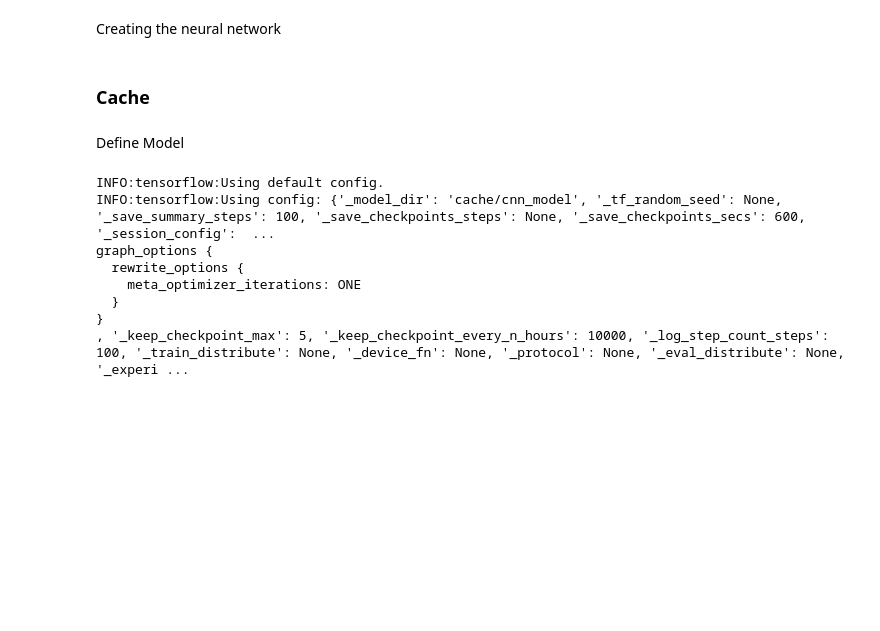
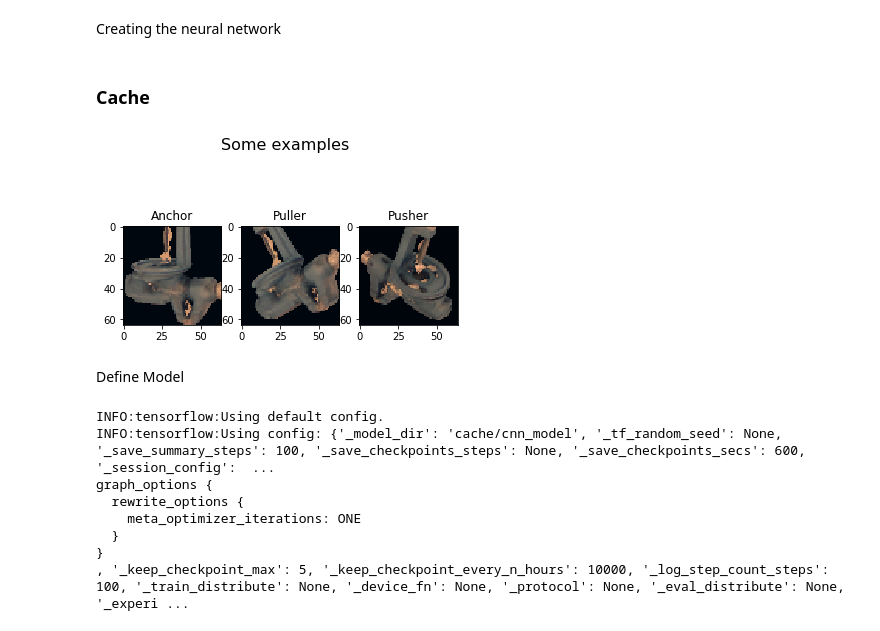
Before and after one commit to kanales/cnn-pose-estimation, a Jupyter notebook: Project.ipynb, the cells around one changed output. Drawn from its saved outputs; the diff is of its cells as text; code cells hidden in the pictures; blank space fills up the shorter version.

```diff
--- a/Project.ipynb
+++ b/Project.ipynb
@@ -47,3 +49,15 @@ INPUT_PATH = os.path.join(CACHE_DIR,'cnn_input')
+# %%
+imgs = list(islice(map(un_normalize, batch(Sdb,Strain)()),3))
+fig, ax = plt.subplots(1,3)
+fig.suptitle('Some examples', fontsize=16)
+ax[0].set_title('Anchor')
+ax[0].imshow(imgs[0])
+ax[1].set_title('Puller')
+ax[1].imshow(imgs[1])
+ax[2].set_title('Pusher')
+ax[2].imshow(imgs[2]);
+# %% [output]
+[figure, added]
 # %% [markdown]
 Define Model
 # %%
```
Also changed, not shown: parts of 8 cells of this notebook, 26 other files.
